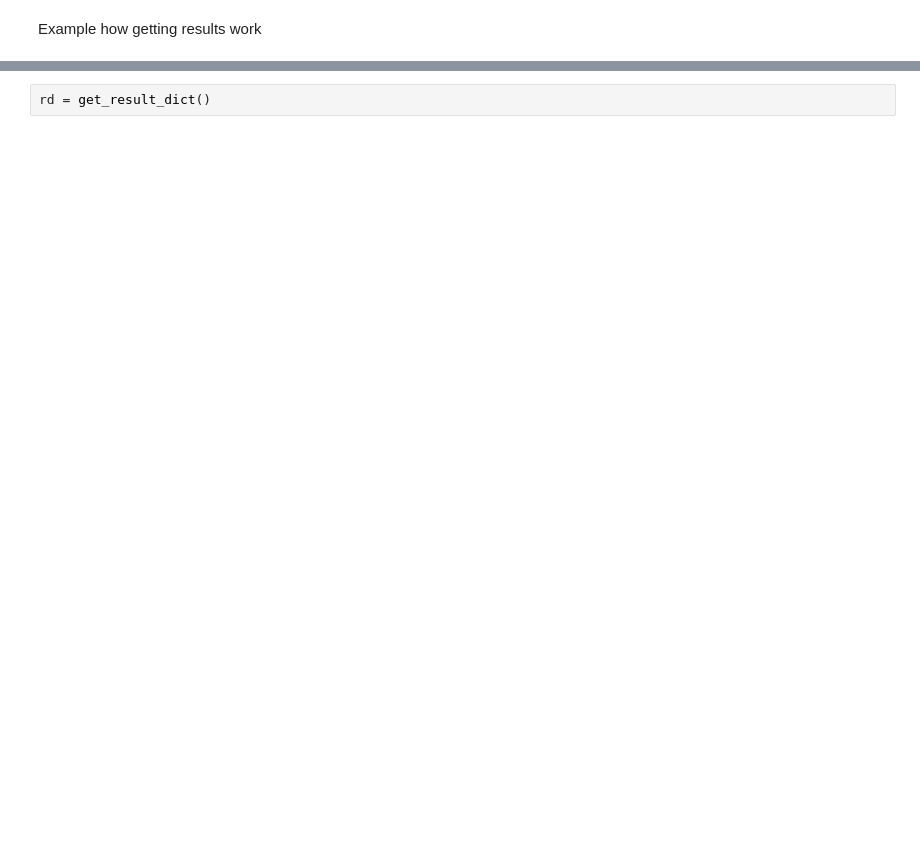
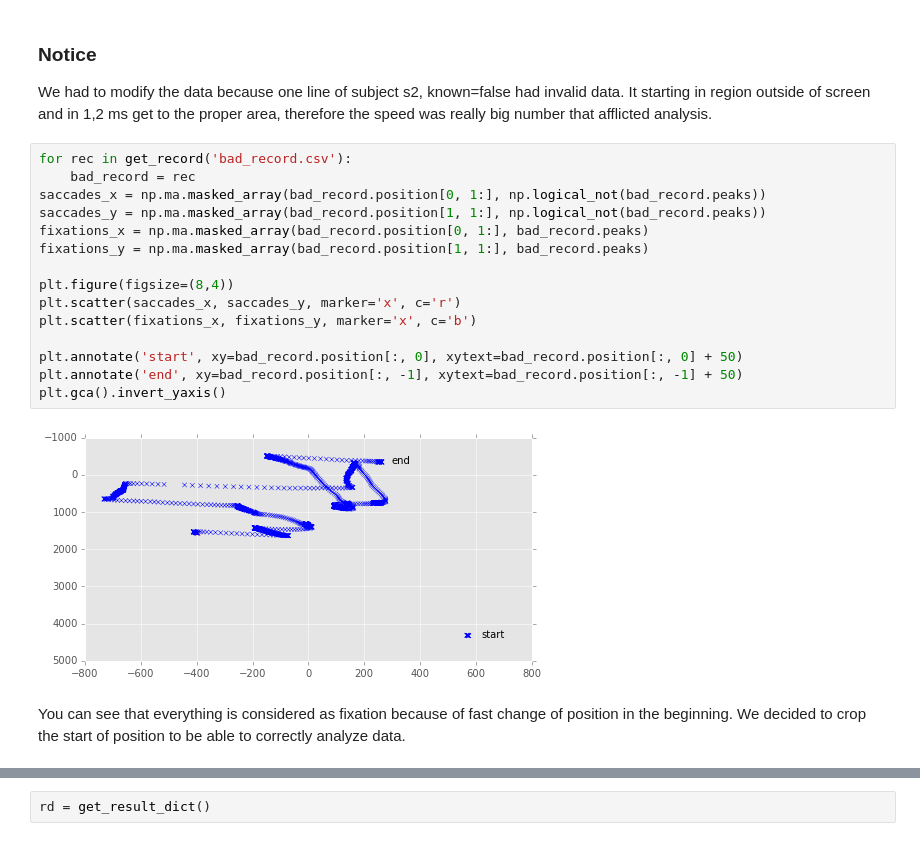
Before and after one commit to Artimi/eyetracking, a Jupyter notebook: Eye tracking.ipynb, the cells around one changed output, grey strips where cells are left out. Drawn from its saved outputs; the diff is of its cells as text; blank space fills up the shorter version.

```diff
--- a/Eye tracking.ipynb
+++ b/Eye tracking.ipynb
@@ -192,2 +286,22 @@ array([ 0.33 ,  0.004,  0.225,  0.257,  0.215,  0.252,  0.476,  0.24 ,
-# %% [markdown]
-Example how getting results work
+# %% [markdown]
+### Notice
+We had to modify the data because one line of subject s2, known=false had invalid data. It starting in region outside of screen  and in 1,2 ms get to the proper area, therefore the speed was really big number that afflicted analysis.
+# %%
+for rec in get_record('bad_record.csv'):
+    bad_record = rec
+saccades_x = np.ma.masked_array(bad_record.position[0, 1:], np.logical_not(bad_record.peaks))
+saccades_y = np.ma.masked_array(bad_record.position[1, 1:], np.logical_not(bad_record.peaks))
+fixations_x = np.ma.masked_array(bad_record.position[0, 1:], bad_record.peaks)
+fixations_y = np.ma.masked_array(bad_record.position[1, 1:], bad_record.peaks)
+
+plt.figure(figsize=(8,4))
+plt.scatter(saccades_x, saccades_y, marker='x', c='r')
+plt.scatter(fixations_x, fixations_y, marker='x', c='b')
+
+plt.annotate('start', xy=bad_record.position[:, 0], xytext=bad_record.position[:, 0] + 50)
+plt.annotate('end', xy=bad_record.position[:, -1], xytext=bad_record.position[:, -1] + 50)
+plt.gca().invert_yaxis()
+# %% [output]
+[figure, added]
+# %% [markdown]
+You can see that everything is considered as fixation because of fast change of position in the beginning. We decided to crop the start of position to be able to correctly analyze data.
```
Also changed, not shown: parts of 31 cells of this notebook.
